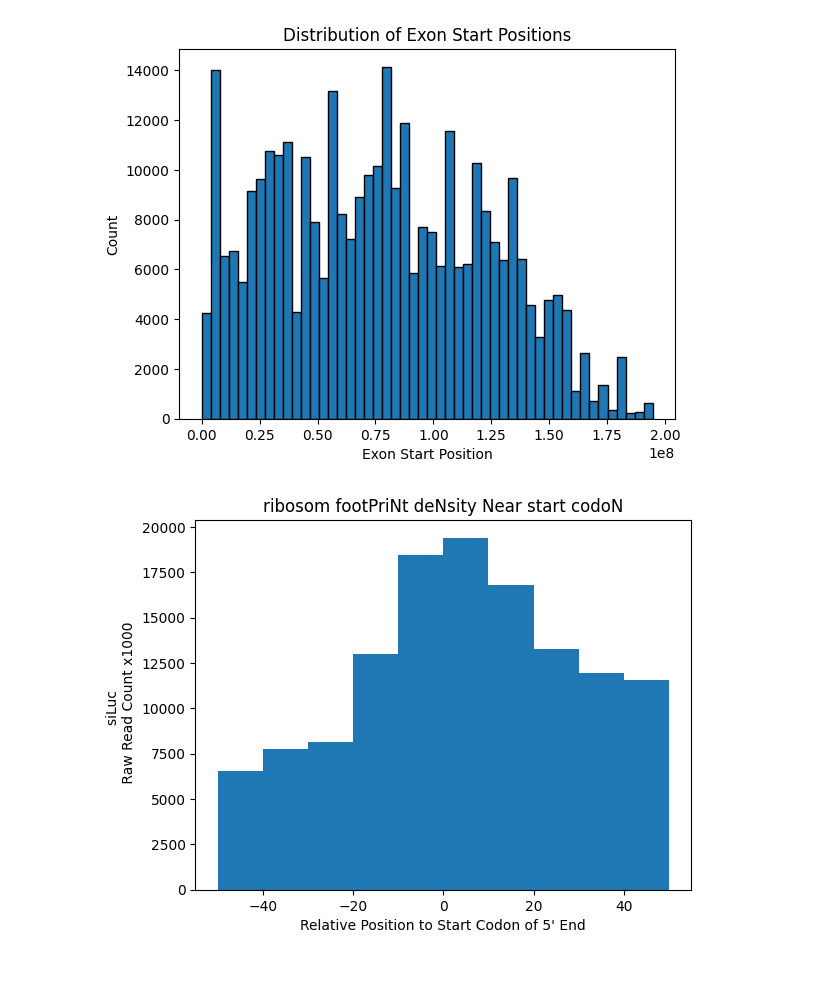
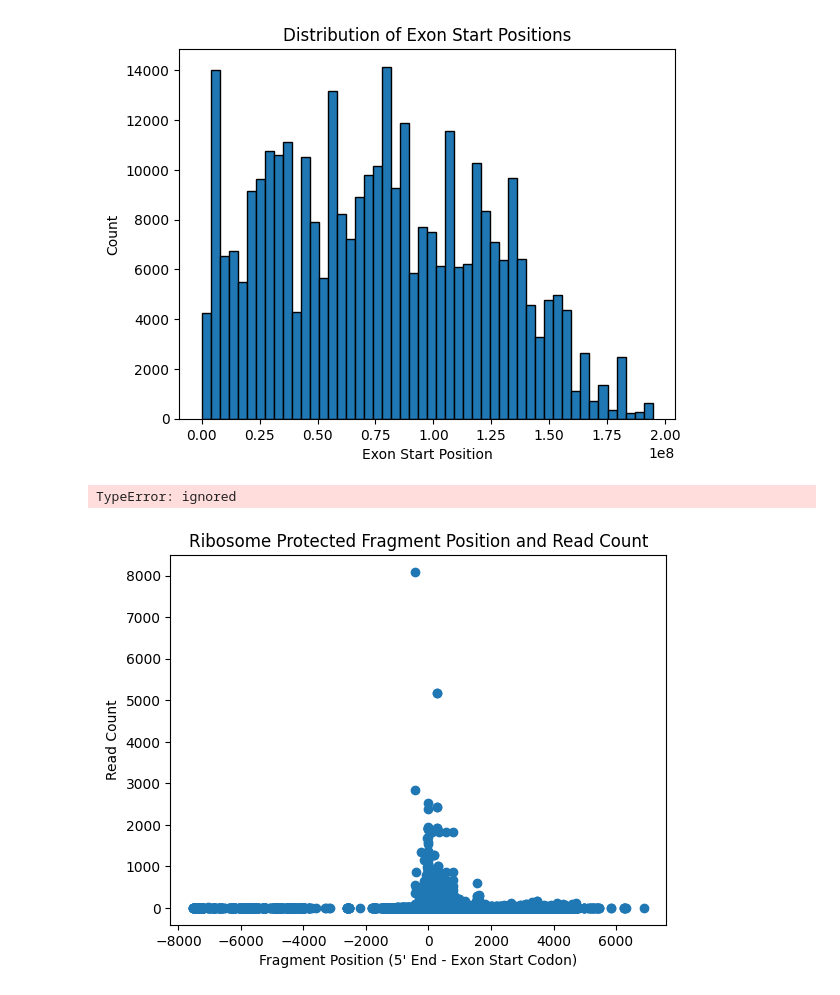
Before and after one commit to YUHYUNSEONG/YHS, a Jupyter notebook: CoLab_TermProj_2023_2.ipynb, the cells around one changed output. Cells and saved outputs as stored; diff of their text form; code cells hidden in the pictures.

```diff
--- a/CoLab_TermProj_2023_2.ipynb
+++ b/CoLab_TermProj_2023_2.ipynb
@@ -286,7 +299,7 @@ file_path = 'fivepcounts-filtered-RPF-siLuc.txt'
 
 # 컬럼 인덱스
 start_codon_idx = 1
-exon_start_idx = 5
+exon_start_idx = 8
 exon_end_idx = 6
 
 # 데이터 저장을 위한 리스트
@@ -329,7 +342,7 @@ import matplotlib.pyplot as plt
 df = pd.read_csv('fivepcounts-filtered-RPF-siLuc.txt', delimiter='\t', header=None)
 
 # start codon으로부터 exon start까지의 거리 계산
-df['Distance'] = df[2] - df[8]
+df['Distance'] = df[2] - df[9]
 
 # 히스토그램 그리기
 plt.hist(df['Distance'], bins=range(-50, 51, 10))
@@ -338,4 +351,42 @@ plt.ylabel('siLuc \n Raw Read Count x1000')
 plt.title('ribosom footPriNt deNsity Near start codoN')
 plt.show()
 # %% [output]
-[figure, removed]
+TypeError: ignored
+# %%
+import matplotlib.pyplot as plt
+
+# 데이터 파일 경로
+file_path = "fivepcounts-filtered-RPF-siLuc.txt"
+
+# 데이터를 저장할 리스트
+fragment_position = []  # 리보솜 보호 프래그먼트 위치
+read_count = []  # 리드 개수
+
+# 데이터 파일 열기
+with open(file_path, 'r') as file:
+    for line in file:
+        # 공백으로 분리된 열 추출
+        columns = line.split()
+
+        # 열의 개수가 충분한 경우
+        if len(columns) >= 9:
+            # 열의 값 추출
+            fragment_start = int(columns[1])  # 2번째 열: 리보솜 보호 프래그먼트 5' 시작 지점
+            exon_start = int(columns[8])  # 9번째 열: 엑손 시작 코돈 위치
+            count = int(columns[3])  # 4번째 열: 리드 개수
+
+            # x축 값 계산 (리보솜 보호 프래그먼트 위치 - 엑손 시작 코돈 위치)
+            position = fragment_start - exon_start
+
+            # 추출한 값 리스트에 추가
+            fragment_position.append(position)
+            read_count.append(count)
+
+# 그래프 그리기
+plt.plot(fragment_position, read_count, 'o')
+plt.xlabel("Fragment Position (5' End - Exon Start Codon)")
+plt.ylabel("Read Count")
+plt.title("Ribosome Protected Fragment Position and Read Count")
+plt.show()
+# %% [output]
+[figure, added]
```
Also changed, not shown: parts of 6 cells of this notebook.
